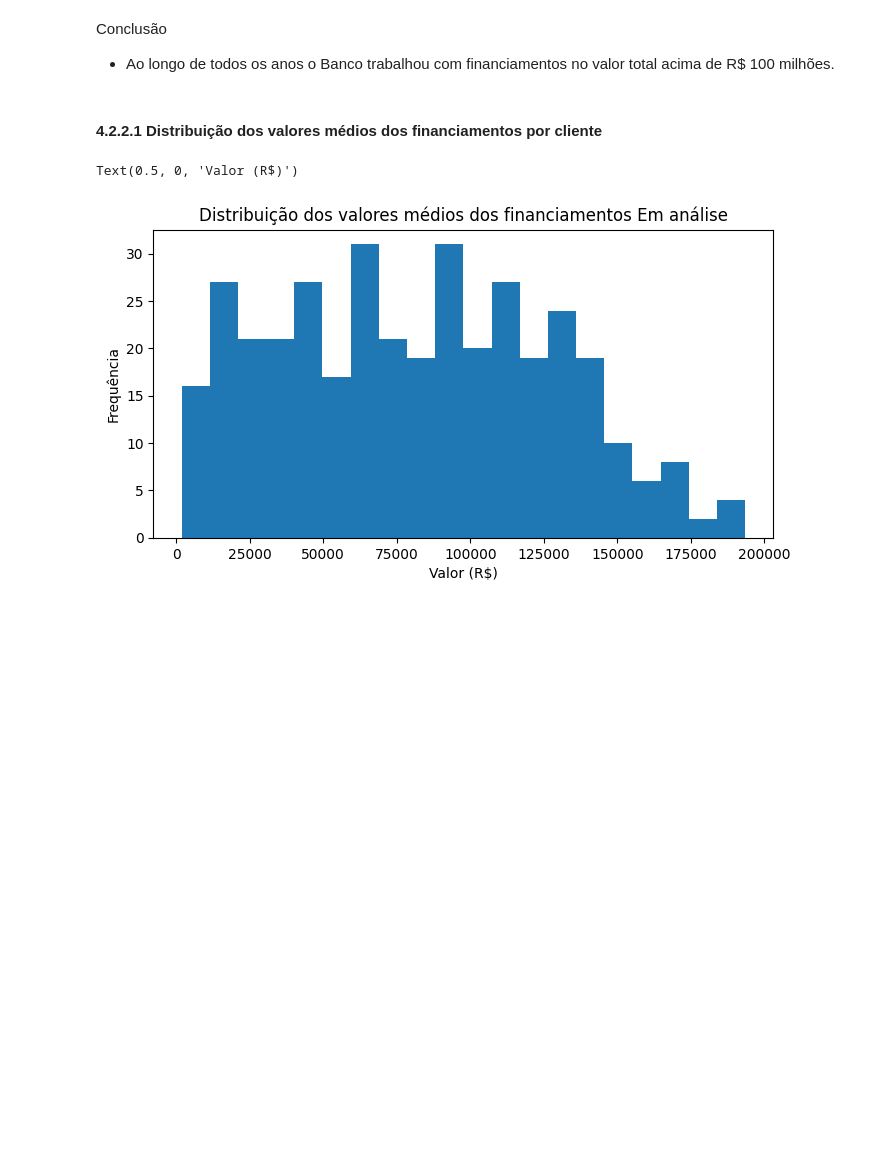
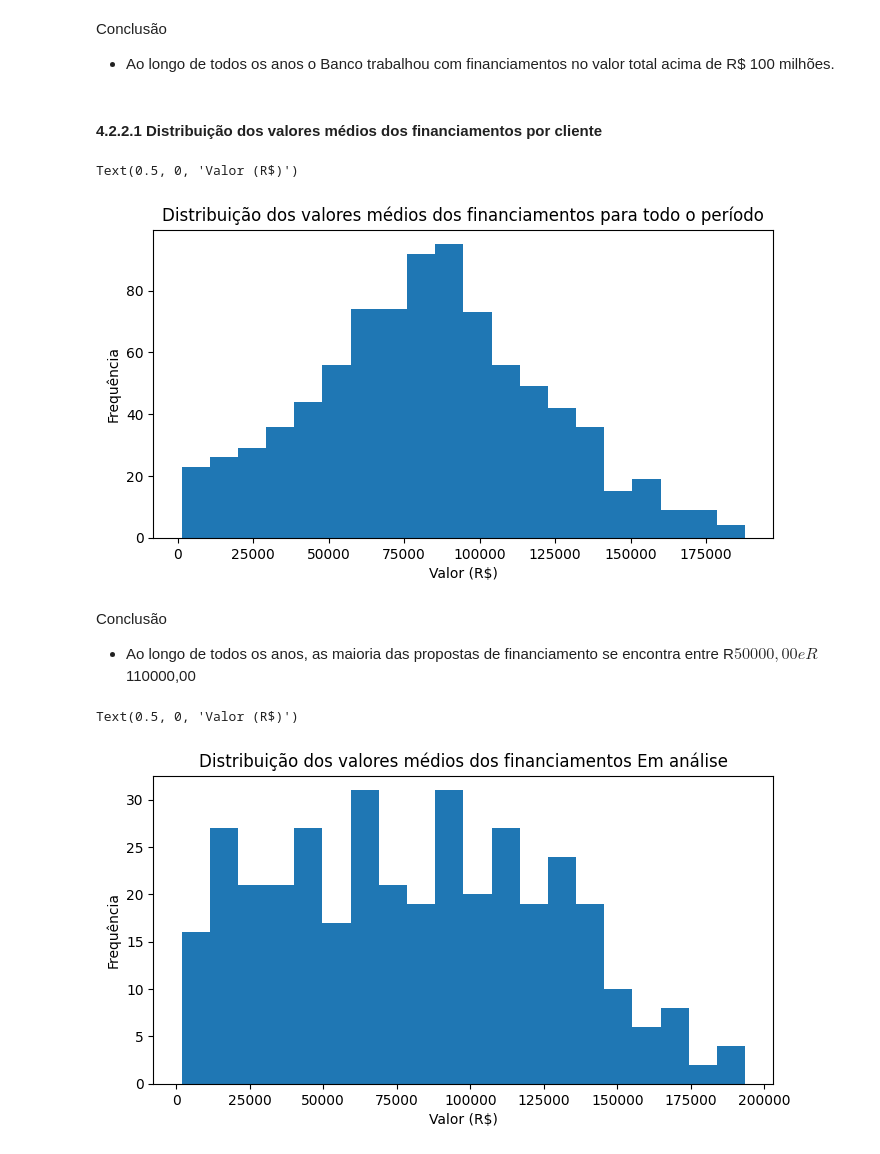
Before and after one commit to renanpan/Projeto_banco_KPI, a Jupyter notebook: lighthouse_DA_project.ipynb, the cells around one changed output. Drawn from its saved outputs; the diff is of its cells as text; code cells hidden in the pictures; blank space fills up the shorter version.

Commit message:
Adicionando distribuição das propostas ao longo dos anos

```diff
--- a/lighthouse_DA_project.ipynb
+++ b/lighthouse_DA_project.ipynb
@@ -716,6 +697,22 @@ Conclusão
 - Ao longo de todos os anos o Banco trabalhou com financiamentos no valor total acima de R$ 100 milhões.
 # %% [markdown]
 #### 4.2.2.1 Distribuição dos valores médios dos financiamentos por cliente
+# %%
+#Qual a distribuição média dos financiamentos por cliente para todo o período?
+
+media_financ_total = propostas_credito.groupby('cod_cliente')['valor_proposta'].mean()
+
+plt.figure(figsize=[8,4])
+media_financ_total.plot(kind='hist', bins=20)
+plt.title('Distribuição dos valores médios dos financiamentos para todo o período')
+plt.ylabel('Frequência')
+plt.xlabel('Valor (R$)')
+# %% [output]
+Text(0.5, 0, 'Valor (R$)')
+[figure, added]
+# %% [markdown]
+Conclusão
+- Ao longo de todos os anos, as maioria das propostas de financiamento se encontra entre R$ 50000,00 e R$ 110000,00
 # %%
 #Qual a média de valor por cliente conforme os financiamentos?
 
```
Also changed, not shown: parts of 4 cells of this notebook.
